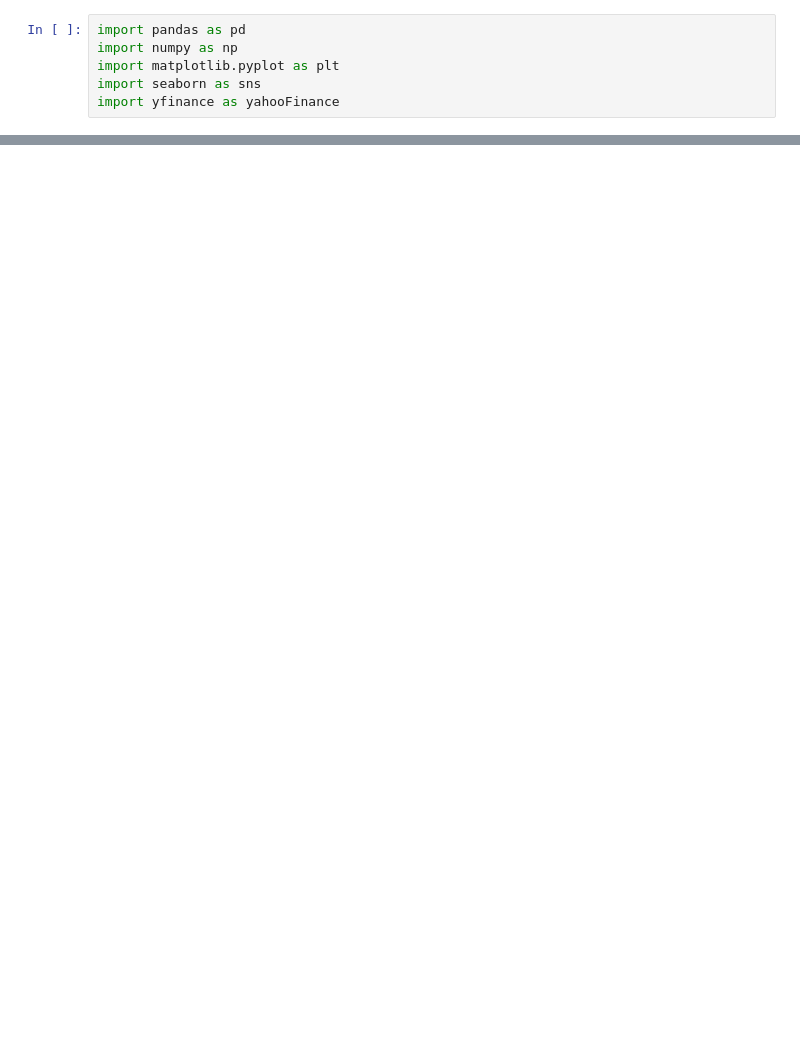
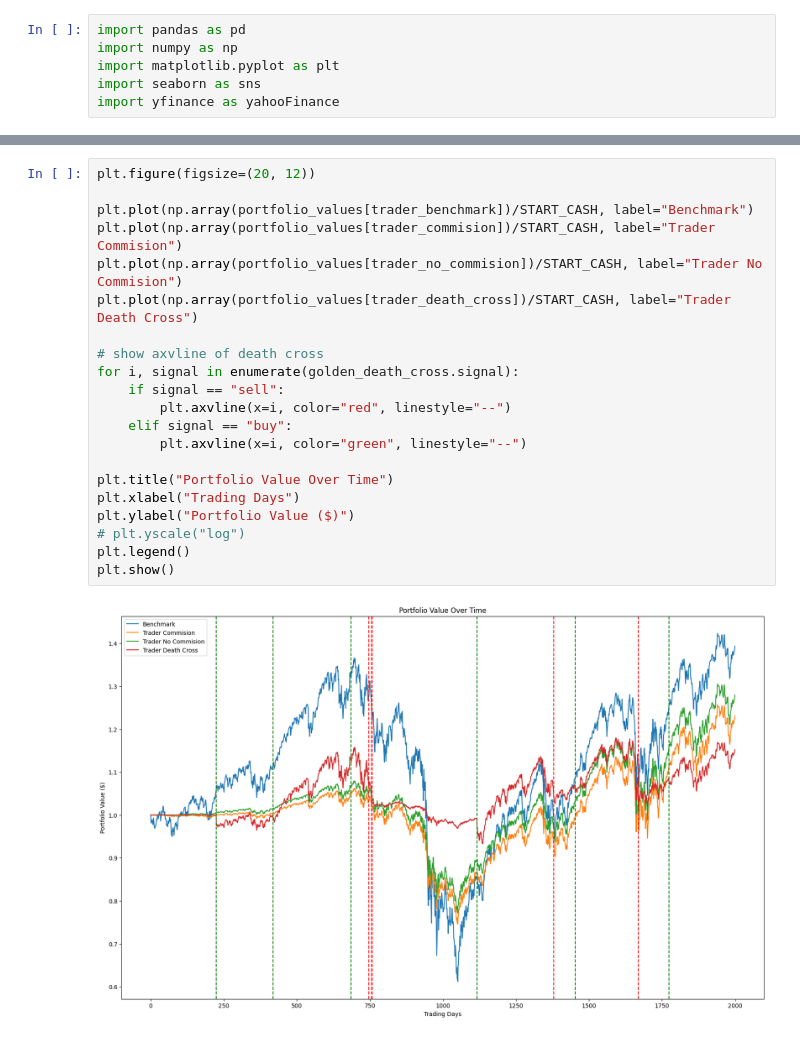
Before and after one commit to howarudo/financial-concepts, a Jupyter notebook: notebooks/death_golden_cross.ipynb, the cells around one changed output, grey strips where cells are left out. Drawn from its saved outputs; the diff is of its cells as text; blank space fills up the shorter version.

```diff
--- a/notebooks/death_golden_cross.ipynb
+++ b/notebooks/death_golden_cross.ipynb
@@ -24,0 +172,23 @@ spy_df
+# %%
+plt.figure(figsize=(20, 12))
+
+plt.plot(np.array(portfolio_values[trader_benchmark])/START_CASH, label="Benchmark")
+plt.plot(np.array(portfolio_values[trader_commision])/START_CASH, label="Trader Commision")
+plt.plot(np.array(portfolio_values[trader_no_commision])/START_CASH, label="Trader No Commision")
+plt.plot(np.array(portfolio_values[trader_death_cross])/START_CASH, label="Trader Death Cross")
+
+# show axvline of death cross
+for i, signal in enumerate(golden_death_cross.signal):
+    if signal == "sell":
+        plt.axvline(x=i, color="red", linestyle="--")
+    elif signal == "buy":
+        plt.axvline(x=i, color="green", linestyle="--")
+
+plt.title("Portfolio Value Over Time")
+plt.xlabel("Trading Days")
+plt.ylabel("Portfolio Value ($)")
+# plt.yscale("log")
+plt.legend()
+plt.show()
+# %% [output]
+[figure, added]
```
Also changed, not shown: parts of 8 cells of this notebook.
